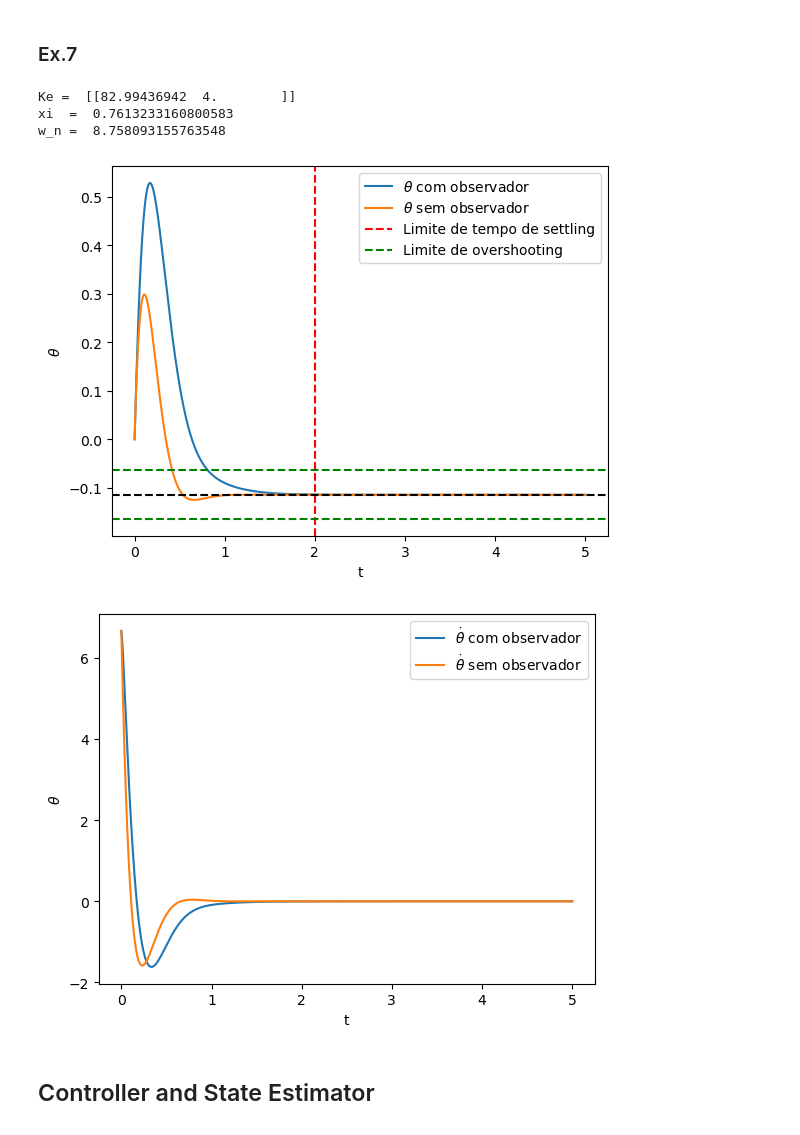
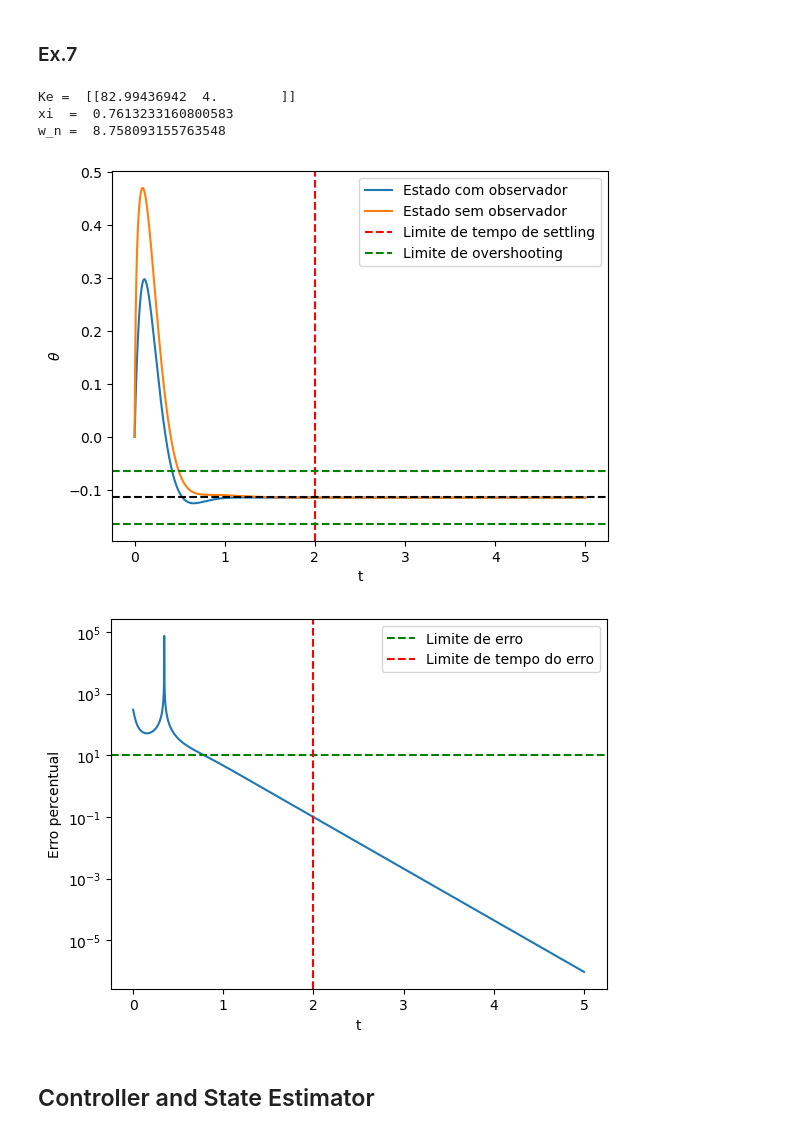
Before and after one commit to mariana-das-neves/sistemas_dinamicos_e_controlo, a Jupyter notebook: Projeto SDC.ipynb, the cells around one changed output. Drawn from its saved outputs; the diff is of its cells as text; code cells hidden in the pictures.

```diff
--- a/Projeto SDC.ipynb
+++ b/Projeto SDC.ipynb
@@ -627,52 +627,49 @@ w = 1/abs(theta0) # porquê que funciona?????
 print("xi  = ", xi)
 print("w_n = ", w)
 
 k2 = 2*I*xi*w
 k1 = alpha+I*w*w
 k = np.array([k1,k2]).reshape((1,2))
 
 
 # representação gráfica
 x0 = np.array([0,0.1/I])
 times = np.linspace(0, 5, 10000, endpoint=True)
 dt = abs(times[1]-times[0])
-xt_com_obs = np.zeros((len(times), 2))
-x_til = np.zeros_like(xt_com_obs)
-xt_sem_obs = np.zeros_like(xt_com_obs)
+xt = np.zeros((len(times), 2))
+x_til = np.zeros_like(xt)
 ut = np.zeros(len(times)) # u é escalar - é torque
-xt_com_obs[0] = x0
-xt_sem_obs[0] = x0
+xt[0] = x0
 x_til[0] = 0
-ut[0] = ((-k @ xt_com_obs[0])[0] + beta)/I
+ut[0] = ((-k @ xt[0])[0] + beta)/I
 for i in range(len(times)-1):
-    xt_com_obs[i+1] = xt_com_obs[i] + dt*(A2 @ xt_com_obs[i] + B2.reshape((2,)) * ut[i])
-    ut[i+1] = ((-k @ x_til[i])[0] + beta)/I
-    x_til[i+1] = x_til[i] + dt * (A2 @ x_til[i] + B2.reshape((2,)) * ut[i] + ke @ (C2 @ xt_com_obs[i] - C2 @ x_til[i]))
-for i in range(len(times)-1):
-        xt_sem_obs[i+1] = xt_sem_obs[i] + dt*(A2 @ xt_sem_obs[i] + B2.reshape((2,)) * ut[i])
-        ut[i+1] = ((-k @ xt_sem_obs[i+1])[0] + beta)/I
-plt.plot(times, xt_com_obs[:,0], label=r'$\theta$ com observador')
-plt.plot(times, xt_sem_obs[:,0], label=r'$\theta$ sem observador')
+    xt[i+1] = xt[i] + dt*(A2 @ xt[i] + B2.reshape((2,)) * ut[i])
+    ut[i+1] = ((-k @ xt[i])[0] + beta)/I
+    x_til[i+1] = x_til[i] + dt * (A2 @ x_til[i] + B2.reshape((2,)) * ut[i] + ke @ (C2 @ xt[i] - C2 @ x_til[i]))
+plt.plot(times, xt[:,0], label=f'Estado com observador')
+plt.plot(times, x_til[:,0], label=f'Estado sem observador')
 plt.axvline(2, linestyle='--', color='red', label='Limite de tempo de settling')
 plt.axhline(theta0-5e-2, linestyle='--', color='green', label='Limite de overshooting')
 plt.axhline(theta0+5e-2, linestyle='--', color='green')
 plt.axhline(theta0, linestyle='--', color='black')
 plt.xlabel('t')
 plt.ylabel(r'$\theta$')
 plt.legend()
 plt.show()
-plt.plot(times, xt_com_obs[:,1], label=r'$\dot\theta$ com observador')
-plt.plot(times, xt_sem_obs[:,1], label=r'$\dot\theta$ sem observador')
+plt.plot(times, abs((xt[:,0]-x_til[:,0])/xt[:,0])*100)
+plt.axhline(10, linestyle='--', color='green', label='Limite de erro')
+plt.axvline(2, linestyle='--', color='red', label='Limite de tempo do erro')
+plt.yscale('log')
+plt.ylabel('Erro percentual')
 plt.xlabel('t')
-plt.ylabel(r'$\theta$')
 plt.legend()
 plt.show()
 # %% [output]
 Ke =  [[82.99436942  4.        ]]
 xi  =  0.7613233160800583
 w_n =  8.758093155763548
-[figure, old version]
+[figure, new version]
-[figure, old version]
+[figure, new version]
 # %% [markdown]
 ## Controller and State Estimator
 # %% [markdown]
```
Also changed, not shown: parts of 1 cell of this notebook.
